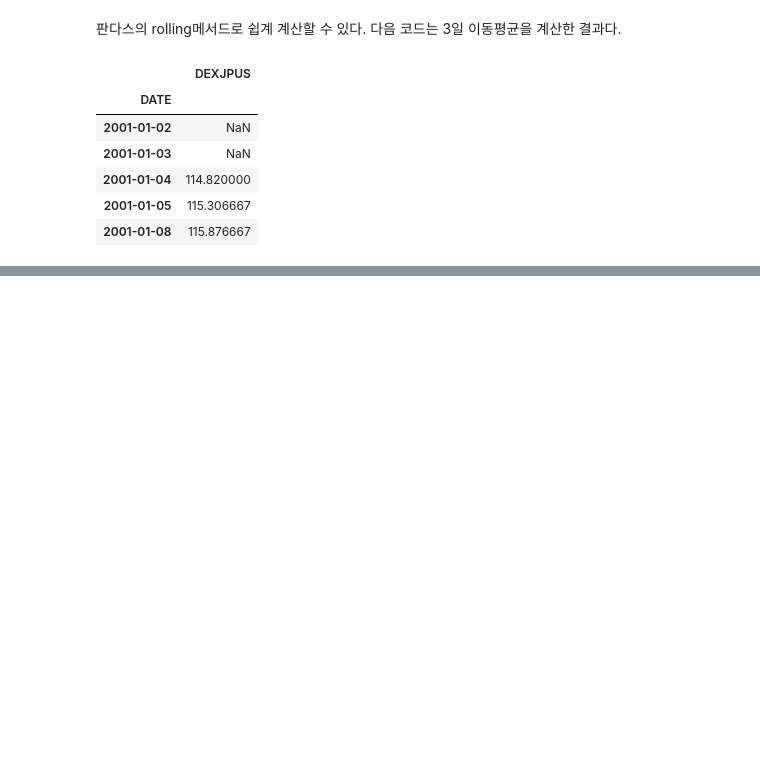
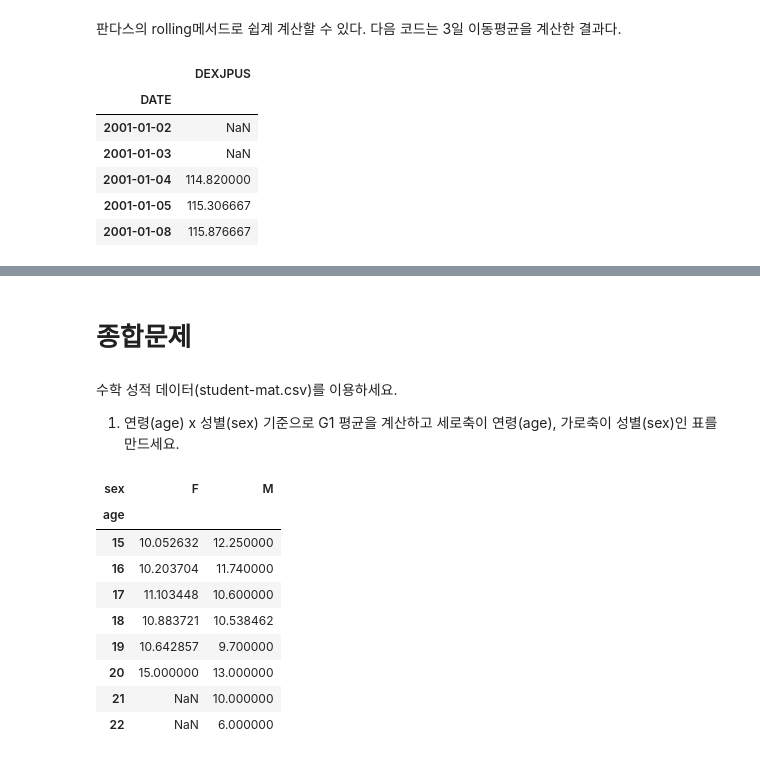
Before and after one commit to gongboogi/Python-Practice, a Jupyter notebook: Pandas로데이터다루기.ipynb, the cells around one changed output, grey strips where cells are left out. Drawn from its saved outputs; the diff is of its cells as text; code cells hidden in the pictures; blank space fills up the shorter version.

```diff
--- a/Pandas로데이터다루기.ipynb
+++ b/Pandas로데이터다루기.ipynb
@@ -1314,0 +1356,21 @@ fx_jpusdata.rolling(3).mean().head()
+# %% [markdown]
+# 종합문제
+# %% [markdown]
+수학 성적 데이터(student-mat.csv)를 이용하세요.
+
+1. 연령(age) x 성별(sex) 기준으로 G1 평균을 계산하고 세로축이 연령(age), 가로축이 성별(sex)인 표를 만드세요.
+# %%
+student_data_math = pd.read_csv('student-mat.csv', sep = ';')
+
+student_data_math.groupby(['age', 'sex'])['G1'].mean().unstack()
+# %% [output]
+| sex | F | M |
+| age |  |  |
+| 15 | 10.052632 | 12.250000 |
+| 16 | 10.203704 | 11.740000 |
+| 17 | 11.103448 | 10.600000 |
+| 18 | 10.883721 | 10.538462 |
+| 19 | 10.642857 | 9.700000 |
+| 20 | 15.000000 | 13.000000 |
+| 21 | NaN | 10.000000 |
+| 22 | NaN | 6.000000 |
```
Also changed, not shown: parts of 21 cells of this notebook.
